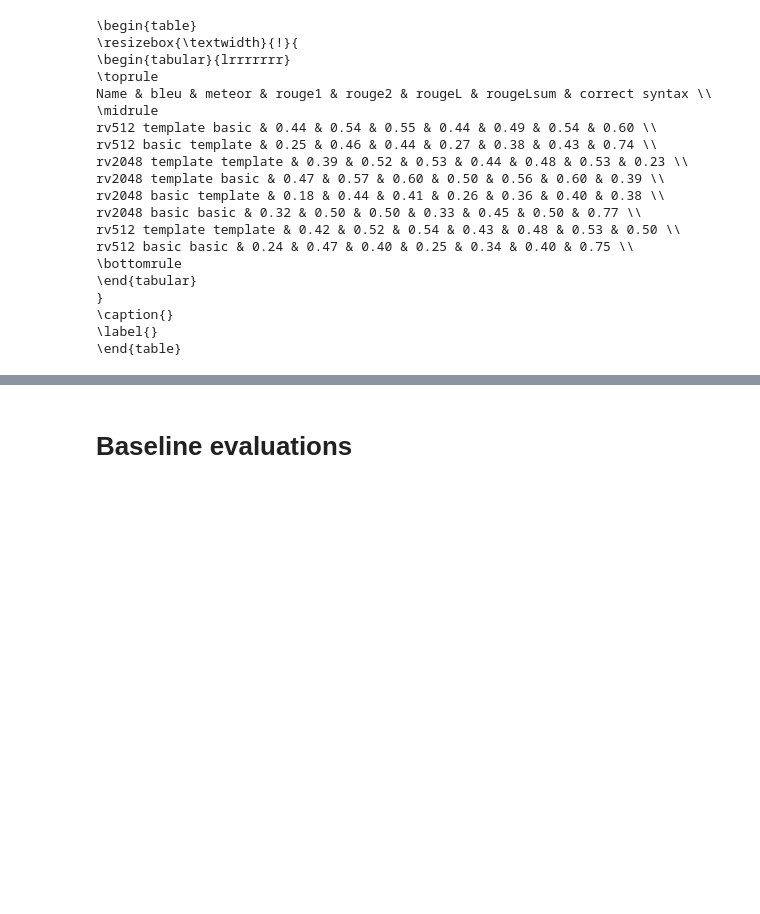
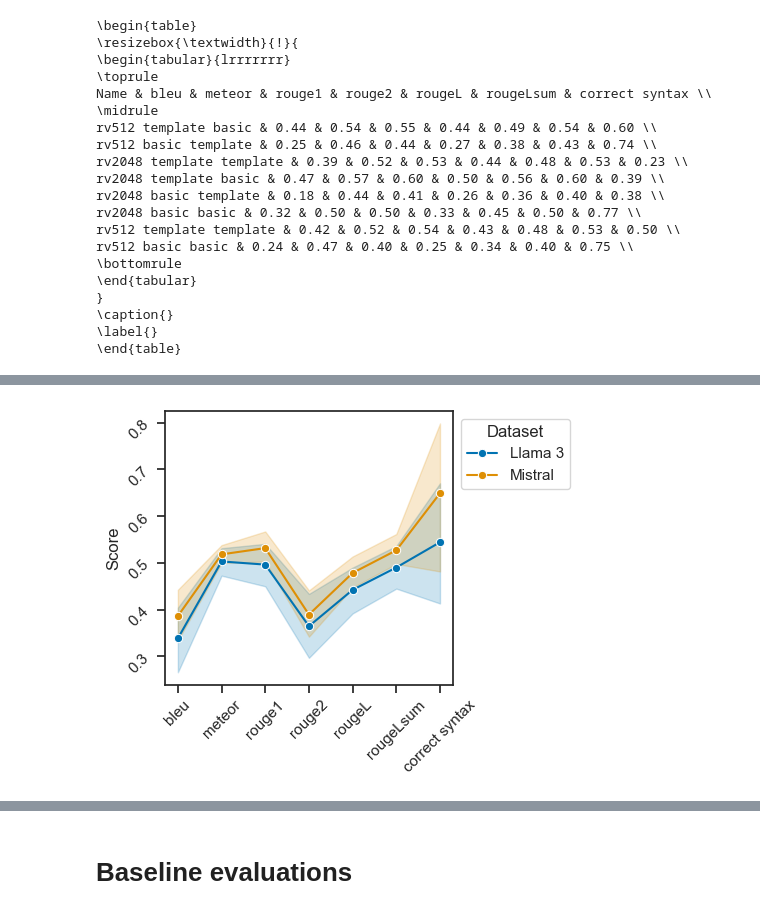
Before and after one commit to Gratic/Finetuning-LLM-for-SPARQL-generation, a Jupyter notebook: scripts/experiment_results.ipynb, the cells around one changed output, grey strips where cells are left out. Saved outputs shown, nothing was run; the diff lists cells and outputs as text; code cells hidden in the pictures; blank space fills up the shorter version.

```diff
--- a/scripts/experiment_results.ipynb
+++ b/scripts/experiment_results.ipynb
@@ -342,0 +484,91 @@ sns.despine(offset=10, trim=True)
+# %%
+b_v_t_mt_metrics = ["dataset", "rvalue", "input", "target", 'input-target', "bleu", "meteor", "rouge1", "rouge2", "rougeL", "rougeLsum", "correct syntax"]
+b_v_t_ir_metrics = ["dataset", "rvalue", "input", "target", 'input-target', "cross map", "cross precision", "cross recall", "cross rr", "gnv map", "gnv precision", "gnv recall", "gnv rr", "id map", "id precision", "id recall", "id rr"]
+
+mixed['rvalue'] = mixed['Name'].apply(lambda x: x.split(" ")[0].replace('rv', ''))
+mixed['input'] = mixed['Name'].apply(lambda x: x.split(" ")[1].replace('template', 'labeled'))
+mixed['target'] = mixed['Name'].apply(lambda x: x.split(" ")[2].replace('template', 'labeled'))
+mixed['input-target'] = mixed['Name'].apply(lambda x: x.split(" ")[1].replace('template', 'labeled') + " " + x.split(" ")[2].replace('template', 'labeled'))
+# mixed.head()
+# %%
+b_v_t_mt_metrics_impact = mixed[b_v_t_mt_metrics].groupby(["dataset", "rvalue", "input", "target", 'input-target'])[['bleu', 'meteor', 'rouge1', 'rouge2', 'rougeL', 'rougeLsum', 'correct syntax']].mean().reset_index()
+df_melted_b_v_t_mt_metrics_impact = b_v_t_mt_metrics_impact.melt(id_vars=["dataset", "rvalue", "input", "target", 'input-target'], var_name='metric', value_name='score')
+
+b_v_t_ir_metrics_impact = mixed[b_v_t_ir_metrics].groupby(["dataset", "rvalue", "input", "target", 'input-target'])[["cross map", "cross precision", "cross recall", "cross rr", "gnv map", "gnv precision", "gnv recall", "gnv rr", "id map", "id precision", "id recall", "id rr"]].mean().reset_index()
+df_melted_b_v_t_ir_metrics_impact = b_v_t_ir_metrics_impact.melt(id_vars=["dataset", "rvalue", "input", "target", 'input-target'], var_name='metric', value_name='score')
+
+sns.set_theme(style="ticks", palette="colorblind")
+
+fig = plt.figure(figsize=(5, 4))
+sns.lineplot(data=df_melted_b_v_t_mt_metrics_impact, x='metric', y='score', hue='dataset', marker='o')
+plt.xlabel(None)
+plt.ylabel('Score')
+plt.tick_params(rotation=45)
+plt.legend(title='Dataset', bbox_to_anchor=(1.0, 1), loc='upper left')
+fig.tight_layout()
+plt.show()
+
+fig = plt.figure(figsize=(5, 4))
+sns.lineplot(data=df_melted_b_v_t_mt_metrics_impact, x='metric', y='score', hue='rvalue', marker='o')
+plt.xlabel(None)
+plt.ylabel('Score')
+plt.tick_params(rotation=45)
+plt.legend(title='Rank Value', bbox_to_anchor=(1.0, 1), loc='upper left')
+fig.tight_layout()
+plt.show()
+
+# fig = plt.figure(figsize=(5, 4))
+# sns.lineplot(data=df_melted_b_v_t_mt_metrics_impact, x='metric', y='score', hue='input', marker='o')
+# plt.xlabel(None)
+# plt.ylabel('Score')
+# plt.tick_params(rotation=45)
+# plt.legend(title='Input', bbox_to_anchor=(1.0, 1), loc='upper left')
+# fig.tight_layout()
+# plt.show()
+
+# fig = plt.figure(figsize=(5, 4))
+# sns.lineplot(data=df_melted_b_v_t_mt_metrics_impact, x='metric', y='score', hue='target', marker='o')
+# plt.xlabel(None)
+# plt.ylabel('Score')
+# plt.tick_params(rotation=45)
+# plt.legend(title='Target', bbox_to_anchor=(1.0, 1), loc='upper left')
+# fig.tight_layout()
+# plt.show()
+
+fig = plt.figure(figsize=(6, 4))
+sns.lineplot(data=df_melted_b_v_t_mt_metrics_impact, x='metric', y='score', hue='input-target', marker='o')
+plt.xlabel(None)
+plt.ylabel('Score')
+plt.tick_params(rotation=45)
+plt.legend(title='Combination', bbox_to_anchor=(1.0, 1), loc='upper left')
+fig.tight_layout()
+plt.show()
+
+fig = plt.figure(figsize=(5, 4))
+sns.lineplot(data=df_melted_b_v_t_ir_metrics_impact, x='metric', y='score', hue='dataset', marker='o')
+plt.xlabel(None)
+plt.ylabel('Score')
+plt.tick_params(rotation=45)
+plt.legend(title='Dataset', bbox_to_anchor=(1.0, 1), loc='upper left')
+fig.tight_layout()
+plt.show()
+
+fig = plt.figure(figsize=(5, 4))
+sns.lineplot(data=df_melted_b_v_t_ir_metrics_impact, x='metric', y='score', hue='rvalue', marker='o')
+plt.xlabel(None)
+plt.ylabel('Score')
+plt.tick_params(rotation=45)
+plt.legend(title='Rank Value', bbox_to_anchor=(1.0, 1), loc='upper left')
+fig.tight_layout()
+plt.show()
+
+fig = plt.figure(figsize=(6, 4))
+sns.lineplot(data=df_melted_b_v_t_ir_metrics_impact, x='metric', y='score', hue='input-target', marker='o')
+plt.xlabel(None)
+plt.ylabel('Score')
+plt.tick_params(rotation=45)
+plt.legend(title='Combination', bbox_to_anchor=(1.0, 1), loc='upper left')
+fig.tight_layout()
+plt.show()
+# %% [output]
+[figure, added]
```
Also changed, not shown: parts of 26 cells of this notebook.
